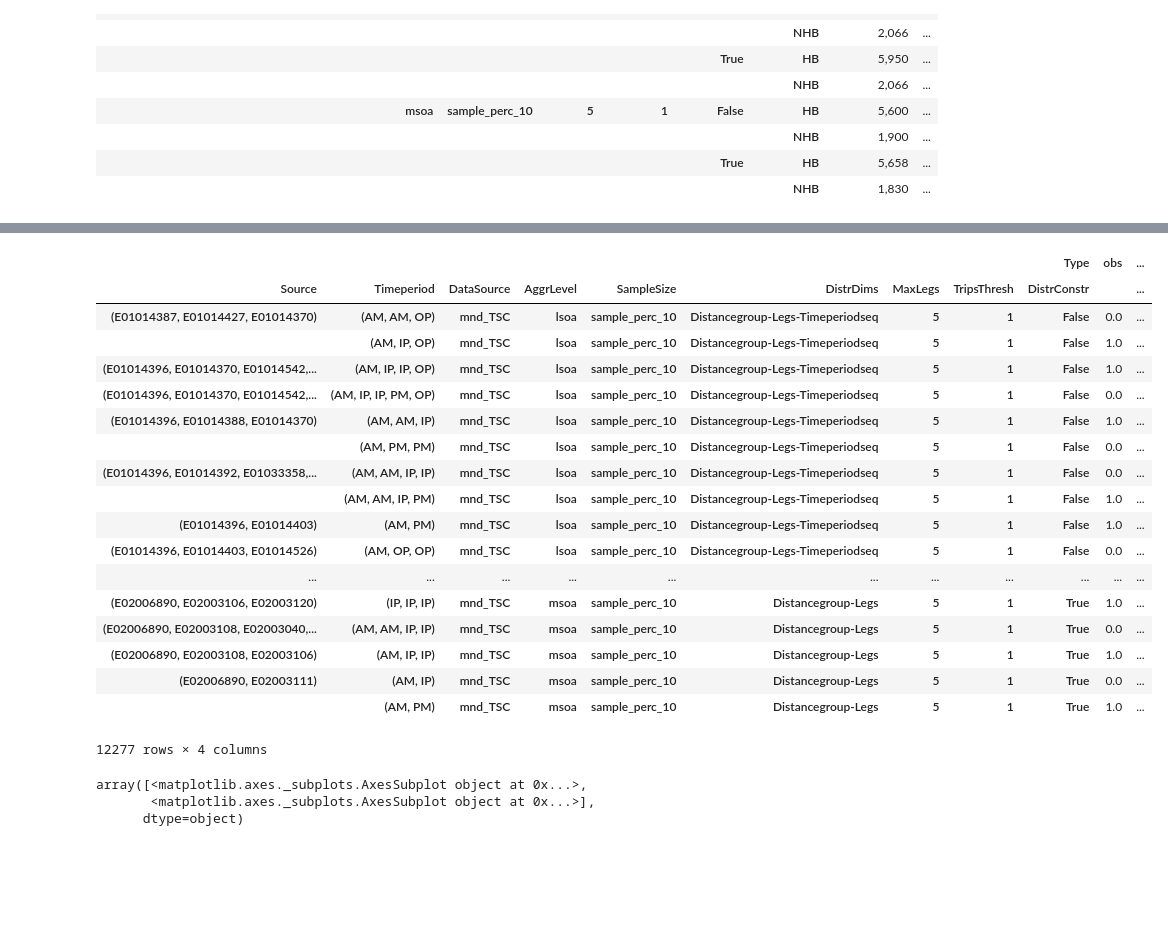
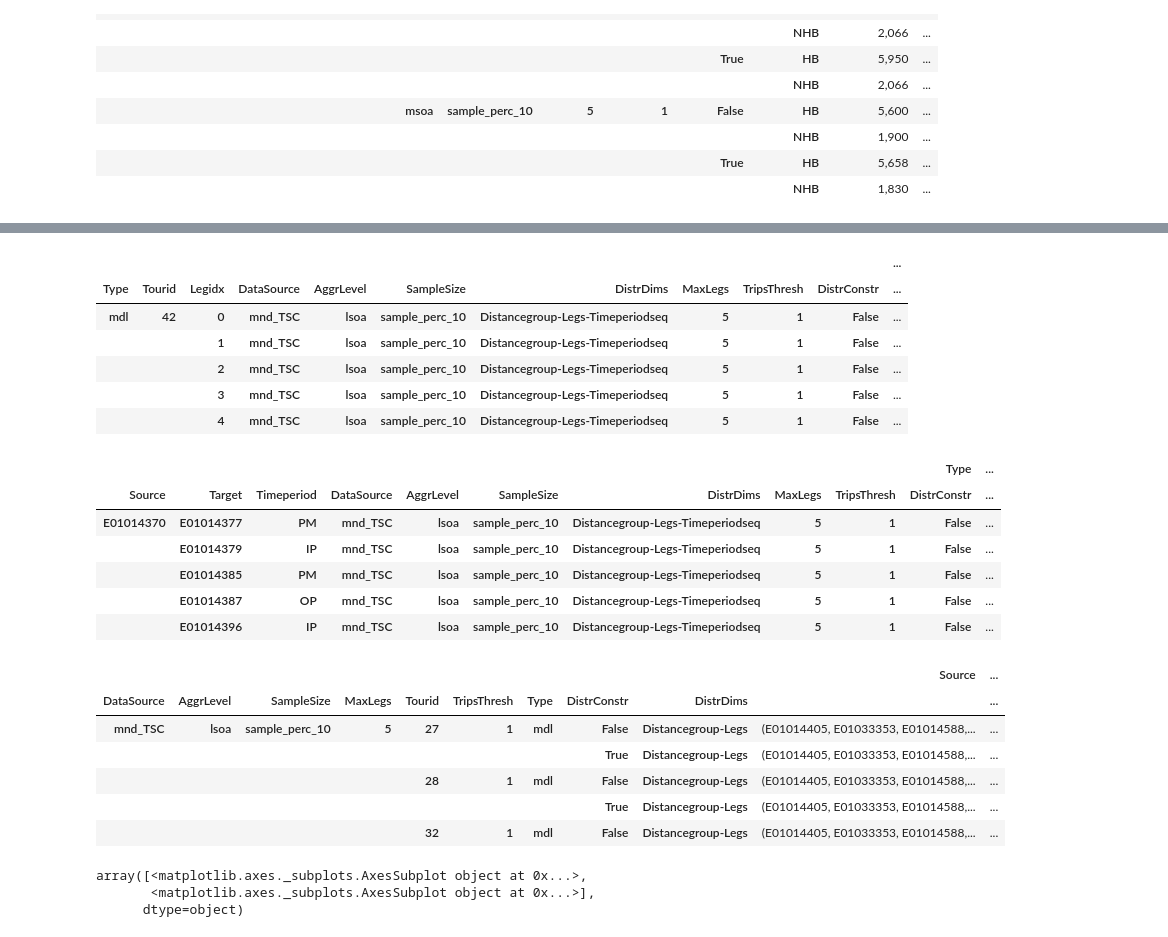
Before and after one commit to harisbal/od2trs, a Jupyter notebook: analysis/optimisation_results.ipynb, the cells around one changed output, grey strips where cells are left out. Saved outputs shown, nothing was run; the diff lists cells and outputs as text; code cells hidden in the pictures; blank space fills up the shorter version.

Commit message:
Included Timesused in comparison

```diff
--- a/analysis/optimisation_results.ipynb
+++ b/analysis/optimisation_results.ipynb
@@ -134,8 +136,8 @@ def compare_times_used(comp_descr, trs_obs_info, trs_mdl_info,
     times_used = pd.concat([trs_obs_info['Timesused'],
                             trs_mdl_info['Timesused']])
 
-    df = collapse_tour_legs(comp_descr, leg_descr_cols, idx_cols)
-    df = df.join(times_used)
+    #df = collapse_tour_legs(comp_descr, leg_descr_cols, idx_cols)
+    df = comp_descr.join(times_used)
 
     obs = df.xs('obs', level='Type', drop_level=False)
     mdl = df.xs('mdl', level='Type', drop_level=False)
@@ -228,9 +230,6 @@ def main(model_info):
 
         comp_distr = prepare_distribution_comparison(trs_mdl_info, obs_distr)
 
-        #comp_descr = prepare_descr_comparison(trs_obs_descr, trs_mdl_descr,
-        #                                      trs_mdl_info.Timesused, True)
-
         usecols = ['Type', 'Tourid', 'Legidx',
                    'Source', 'Target', 'Purpose', 'Direction', 'Timeperiod',
                    'Inboth', 'Inlowfreqgroup']
@@ -239,7 +238,7 @@ def main(model_info):
                                  usecols=usecols,
                                  index_col=['Type', 'Tourid', 'Legidx'])
 
-        leg_descr_cols = ['Source', 'Timeperiod']
+        leg_descr_cols = ['Source', 'Target', 'Timeperiod']
         idx_cols = ['Type', 'Tourid']
         comp_times_used = compare_times_used(comp_descr,
                                              trs_obs_info, trs_mdl_info,
@@ -489,42 +477,39 @@ Name: MissingTours, dtype: float64
+# %%
+df = comparisons['descrs'].copy()
+df.head()
+# %% [output]
+|  |  |  |  |  |  |  |  |  |  | ... |
+| Type | Tourid | Legidx | DataSource | AggrLevel | SampleSize | DistrDims | MaxLegs | TripsThresh | DistrConstr | ... |
+| mdl | 42 | 0 | mnd_TSC | lsoa | sample_perc_10 | Distancegroup-Legs-Timeperiodseq | 5 | 1 | False | ... |
+|  |  | 1 | mnd_TSC | lsoa | sample_perc_10 | Distancegroup-Legs-Timeperiodseq | 5 | 1 | False | ... |
+|  |  | 2 | mnd_TSC | lsoa | sample_perc_10 | Distancegroup-Legs-Timeperiodseq | 5 | 1 | False | ... |
+|  |  | 3 | mnd_TSC | lsoa | sample_perc_10 | Distancegroup-Legs-Timeperiodseq | 5 | 1 | False | ... |
+|  |  | 4 | mnd_TSC | lsoa | sample_perc_10 | Distancegroup-Legs-Timeperiodseq | 5 | 1 | False | ... |
 # %%
 df = comparisons['timesused'].copy()
-df = df[df.Diff!=0]
-df
+df.head()
 # %% [output]
-|  |  |  |  |  |  |  |  | Type | obs | ... |
-| Source | Timeperiod | DataSource | AggrLevel | SampleSize | DistrDims | MaxLegs | TripsThresh | DistrConstr |  | ... |
-| (E01014387, E01014427, E01014370) | (AM, AM, OP) | mnd_TSC | lsoa | sample_perc_10 | Distancegroup-Legs-Timeperiodseq | 5 | 1 | False | 0.0 | ... |
-|  | (AM, IP, OP) | mnd_TSC | lsoa | sample_perc_10 | Distancegroup-Legs-Timeperiodseq | 5 | 1 | False | 1.0 | ... |
-| (E01014396, E01014370, E01014542,... | (AM, IP, IP, OP) | mnd_TSC | lsoa | sample_perc_10 | Distancegroup-Legs-Timeperiodseq | 5 | 1 | False | 1.0 | ... |
-| (E01014396, E01014370, E01014542,... | (AM, IP, IP, PM, OP) | mnd_TSC | lsoa | sample_perc_10 | Distancegroup-Legs-Timeperiodseq | 5 | 1 | False | 0.0 | ... |
-| (E01014396, E01014388, E01014370) | (AM, AM, IP) | mnd_TSC | lsoa | sample_perc_10 | Distancegroup-Legs-Timeperiodseq | 5 | 1 | False | 1.0 | ... |
-|  | (AM, PM, PM) | mnd_TSC | lsoa | sample_perc_10 | Distancegroup-Legs-Timeperiodseq | 5 | 1 | False | 0.0 | ... |
-| (E01014396, E01014392, E01033358,... | (AM, AM, IP, IP) | mnd_TSC | lsoa | sample_perc_10 | Distancegroup-Legs-Timeperiodseq | 5 | 1 | False | 0.0 | ... |
-|  | (AM, AM, IP, PM) | mnd_TSC | lsoa | sample_perc_10 | Distancegroup-Legs-Timeperiodseq | 5 | 1 | False | 1.0 | ... |
-| (E01014396, E01014403) | (AM, PM) | mnd_TSC | lsoa | sample_perc_10 | Distancegroup-Legs-Timeperiodseq | 5 | 1 | False | 1.0 | ... |
-| (E01014396, E01014403, E01014526) | (AM, OP, OP) | mnd_TSC | lsoa | sample_perc_10 | Distancegroup-Legs-Timeperiodseq | 5 | 1 | False | 0.0 | ... |
-| ... | ... | ... | ... | ... | ... | ... | ... | ... | ... | ... |
-| (E02006890, E02003106, E02003120) | (IP, IP, IP) | mnd_TSC | msoa | sample_perc_10 | Distancegroup-Legs | 5 | 1 | True | 1.0 | ... |
-| (E02006890, E02003108, E02003040,... | (AM, AM, IP, IP) | mnd_TSC | msoa | sample_perc_10 | Distancegroup-Legs | 5 | 1 | True | 0.0 | ... |
-| (E02006890, E02003108, E02003106) | (AM, IP, IP) | mnd_TSC | msoa | sample_perc_10 | Distancegroup-Legs | 5 | 1 | True | 1.0 | ... |
-| (E02006890, E02003111) | (AM, IP) | mnd_TSC | msoa | sample_perc_10 | Distancegroup-Legs | 5 | 1 | True | 0.0 | ... |
-|  | (AM, PM) | mnd_TSC | msoa | sample_perc_10 | Distancegroup-Legs | 5 | 1 | True | 1.0 | ... |
+|  |  |  |  |  |  |  |  |  | Type | ... |
+| Source | Target | Timeperiod | DataSource | AggrLevel | SampleSize | DistrDims | MaxLegs | TripsThresh | DistrConstr | ... |
+| E01014370 | E01014377 | PM | mnd_TSC | lsoa | sample_perc_10 | Distancegroup-Legs-Timeperiodseq | 5 | 1 | False | ... |
+|  | E01014379 | IP | mnd_TSC | lsoa | sample_perc_10 | Distancegroup-Legs-Timeperiodseq | 5 | 1 | False | ... |
+|  | E01014385 | PM | mnd_TSC | lsoa | sample_perc_10 | Distancegroup-Legs-Timeperiodseq | 5 | 1 | False | ... |
+|  | E01014387 | OP | mnd_TSC | lsoa | sample_perc_10 | Distancegroup-Legs-Timeperiodseq | 5 | 1 | False | ... |
+|  | E01014396 | IP | mnd_TSC | lsoa | sample_perc_10 | Distancegroup-Legs-Timeperiodseq | 5 | 1 | False | ... |
-12277 rows × 4 columns
 # %%
 df = comparisons['descrs'].copy()
 cat_cols = ['Source', 'Target', 'Purpose', 'Direction', 'Timeperiod']
 tup_cols = ['Source', 'Timeperiod']
-
-for c in cat_cols:
-    df[c] = df[c].astype('category')
-
-ss=list()
-for c in tup_cols:
-    s = df[c].groupby(level=list(set(df.index.names)^set(['Legidx']))).agg(tuple)
-    ss.append(s)
-
-df = pd.concat(ss, axis=1)
+df = df[tup_cols].groupby(level=list(set(df.index.names)^set(['Legidx']))).agg(tuple)
 df.head()
+# %% [output]
+|  |  |  |  |  |  |  |  |  | Source | ... |
+| DataSource | AggrLevel | SampleSize | MaxLegs | Tourid | TripsThresh | Type | DistrConstr | DistrDims |  | ... |
+| mnd_TSC | lsoa | sample_perc_10 | 5 | 27 | 1 | mdl | False | Distancegroup-Legs | (E01014405, E01033353, E01014588,... | ... |
+|  |  |  |  |  |  |  | True | Distancegroup-Legs | (E01014405, E01033353, E01014588,... | ... |
+|  |  |  |  | 28 | 1 | mdl | False | Distancegroup-Legs | (E01014405, E01033353, E01014588,... | ... |
+|  |  |  |  |  |  |  | True | Distancegroup-Legs | (E01014405, E01033353, E01014588,... | ... |
+|  |  |  |  | 32 | 1 | mdl | False | Distancegroup-Legs | (E01014405, E01033353, E01014588,... | ... |
 # %%
 df = comparisons['ods'].copy()
 df = df.xs(['ObservedTrips', True, 'Distancegroup-Legs-Timeperiodseq'],
```
Also changed, not shown: parts of 13 cells of this notebook, 3 other files.
